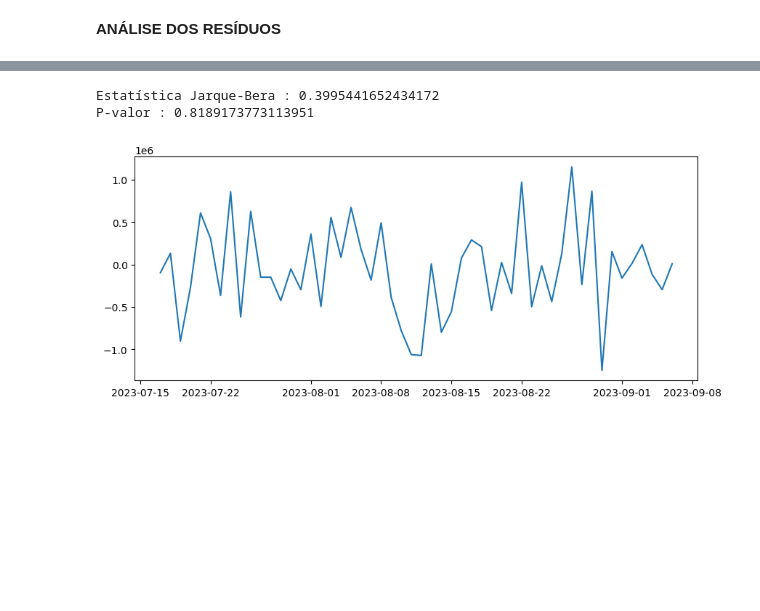
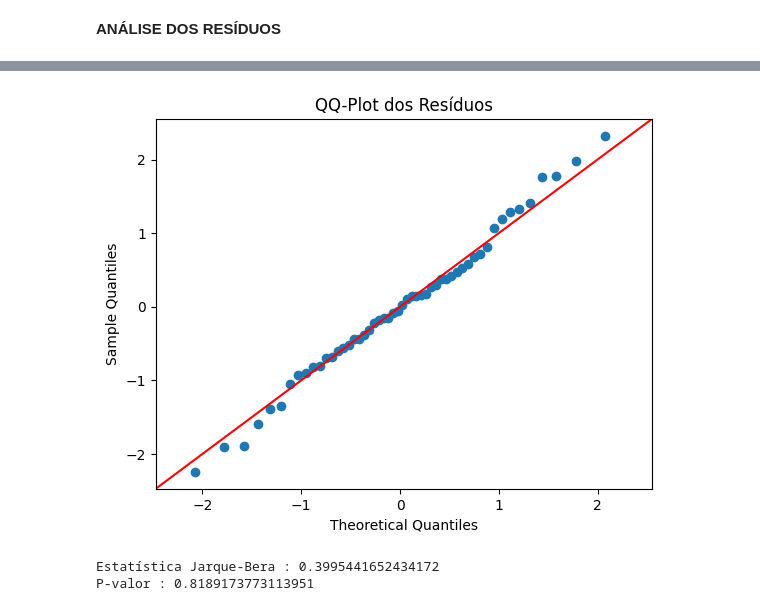
Before and after one commit to Rneron/Python, a Jupyter notebook: ModeloRBS.ipynb, the cells around one changed output, grey strips where cells are left out. Cells and saved outputs as stored; diff of their text form; code cells hidden in the pictures; blank space fills up the shorter version.

```diff
--- a/ModeloRBS.ipynb
+++ b/ModeloRBS.ipynb
@@ -253,3 +260,12 @@ Freq: D, dtype: float64
+# %%
+
+import statsmodels.graphics.gofplots as smg
+
+smg.qqplot(residuo, line='45', fit=True)
+plt.title('QQ-Plot dos Resíduos')
+plt.show()
+# %% [output]
+[figure, added]
 # %%
 from scipy.stats import jarque_bera
 print(' '*254)
@@ -259,10 +275,3 @@ print('P-valor :', test1[1]) # São Normais
 # %% [output]
 Estatística Jarque-Bera : 0.3995441652434172
 P-valor : 0.8189173773113951
-# %%
-plt.figure(figsize=(10,4))
-residuo = modelo_2.resid
-plt.plot(residuo)
-plt.show()
-# %% [output]
-[figure, removed]
```
Also changed, not shown: parts of 1 cell of this notebook.
